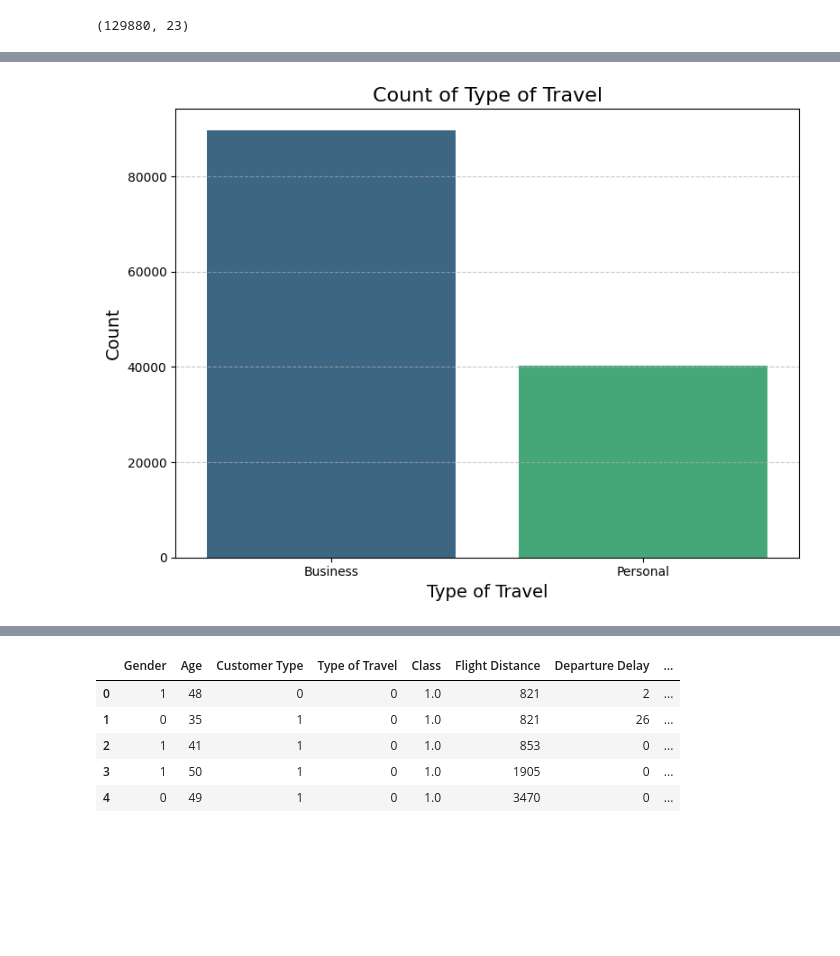
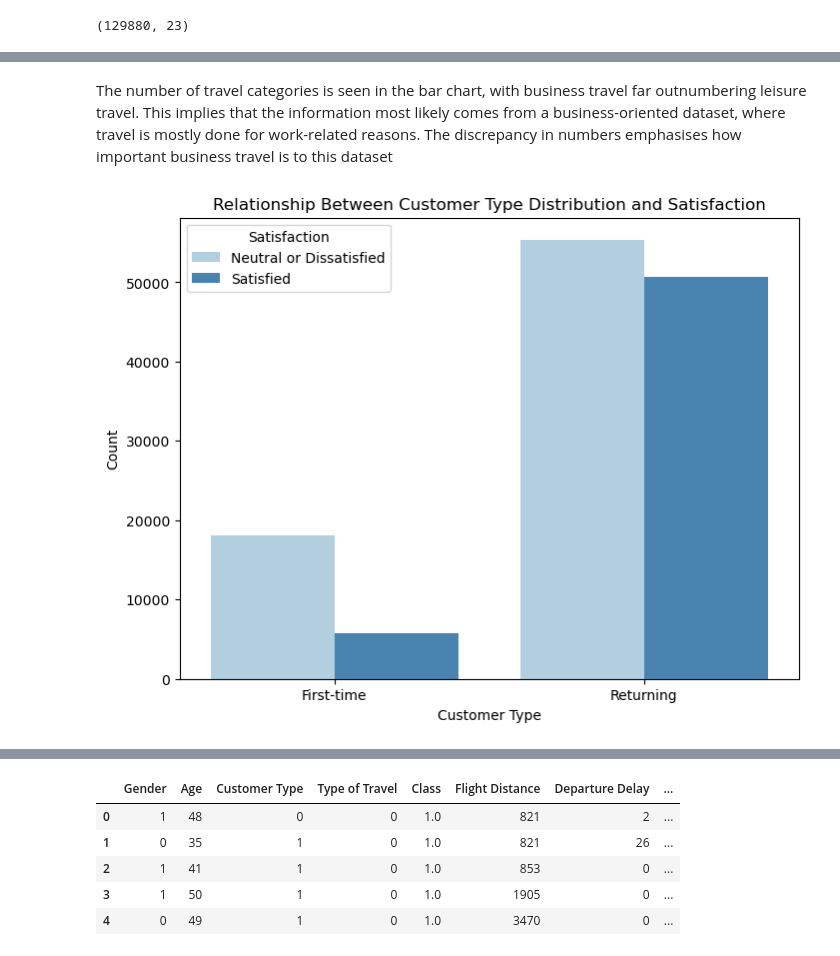
Before and after one commit to bobolaojelabi/Airline-Passenger-Satisfaction-and-Retention-Modeling, a Jupyter notebook: Airline_Satisfaction_and_Retention.ipynb, the cells around one changed output, grey strips where cells are left out. Drawn from its saved outputs; the diff is of its cells as text; code cells hidden in the pictures; blank space fills up the shorter version.

```diff
--- a/Airline_Satisfaction_and_Retention.ipynb
+++ b/Airline_Satisfaction_and_Retention.ipynb
@@ -135,11 +138,13 @@ plt.show()
-# %%
-plt.figure(figsize=(8, 6))
-sns.countplot(data=df, x='Type of Travel', palette='viridis')
-plt.title('Count of Type of Travel', fontsize=16)
-plt.xlabel('Type of Travel', fontsize=14)
-plt.ylabel('Count', fontsize=14)
-plt.grid(axis='y', linestyle='--', alpha=0.7)
-plt.tight_layout()
-plt.show()
-# %% [output]
-[figure, removed]
+# %% [markdown]
+The number of travel categories is seen in the bar chart, with business travel far outnumbering leisure travel. This implies that the information most likely comes from a business-oriented dataset, where travel is mostly done for work-related reasons. The discrepancy in numbers emphasises how important business travel is to this dataset
+# %%
+# Plot of Relationship Between Customer Type Distribution and Satisfaction
+
+plt.figure(figsize=(8, 6))
+sns.countplot(x='Customer Type', hue='Satisfaction', data=df, palette='Blues')
+plt.title('Relationship Between Customer Type Distribution and Satisfaction')
+plt.xlabel('Customer Type')
+plt.ylabel('Count')
+plt.show()
+# %% [output]
+[figure, added]
```
Also changed, not shown: parts of 18 cells of this notebook.
